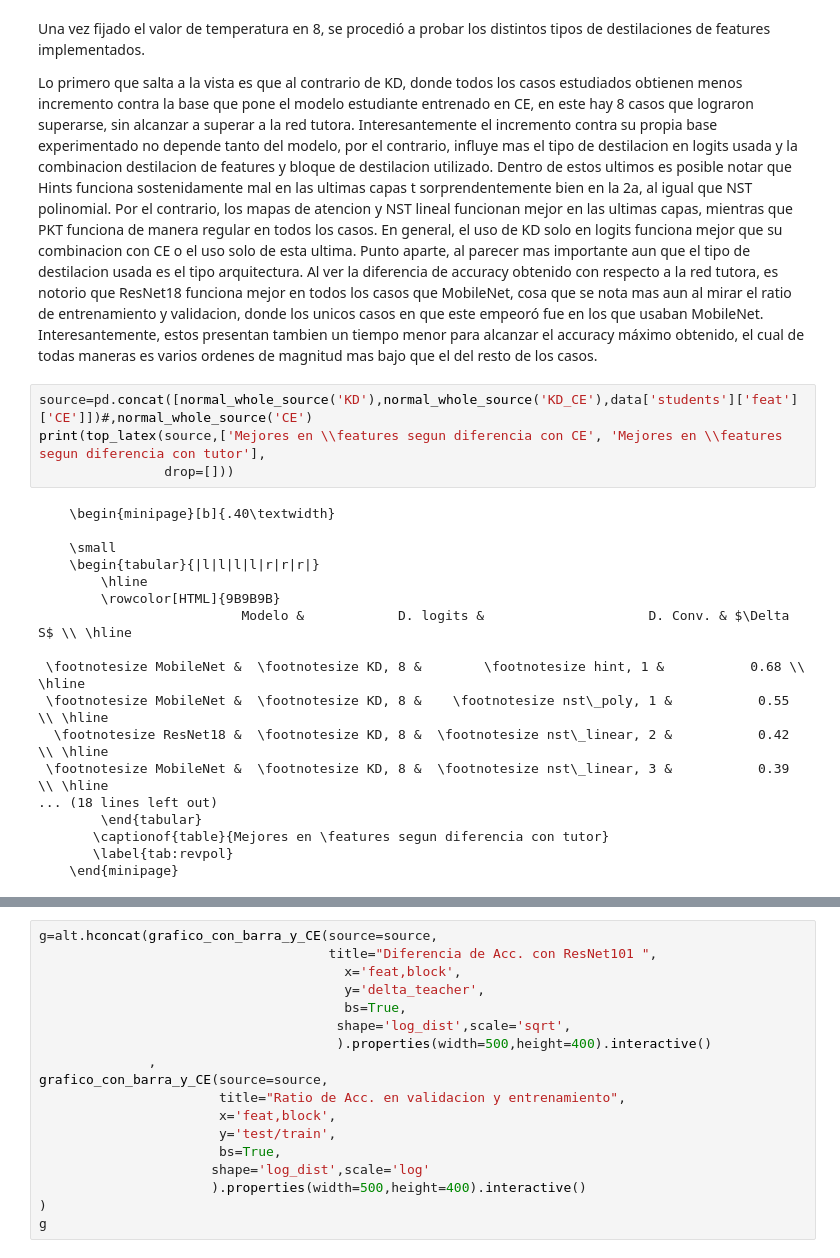
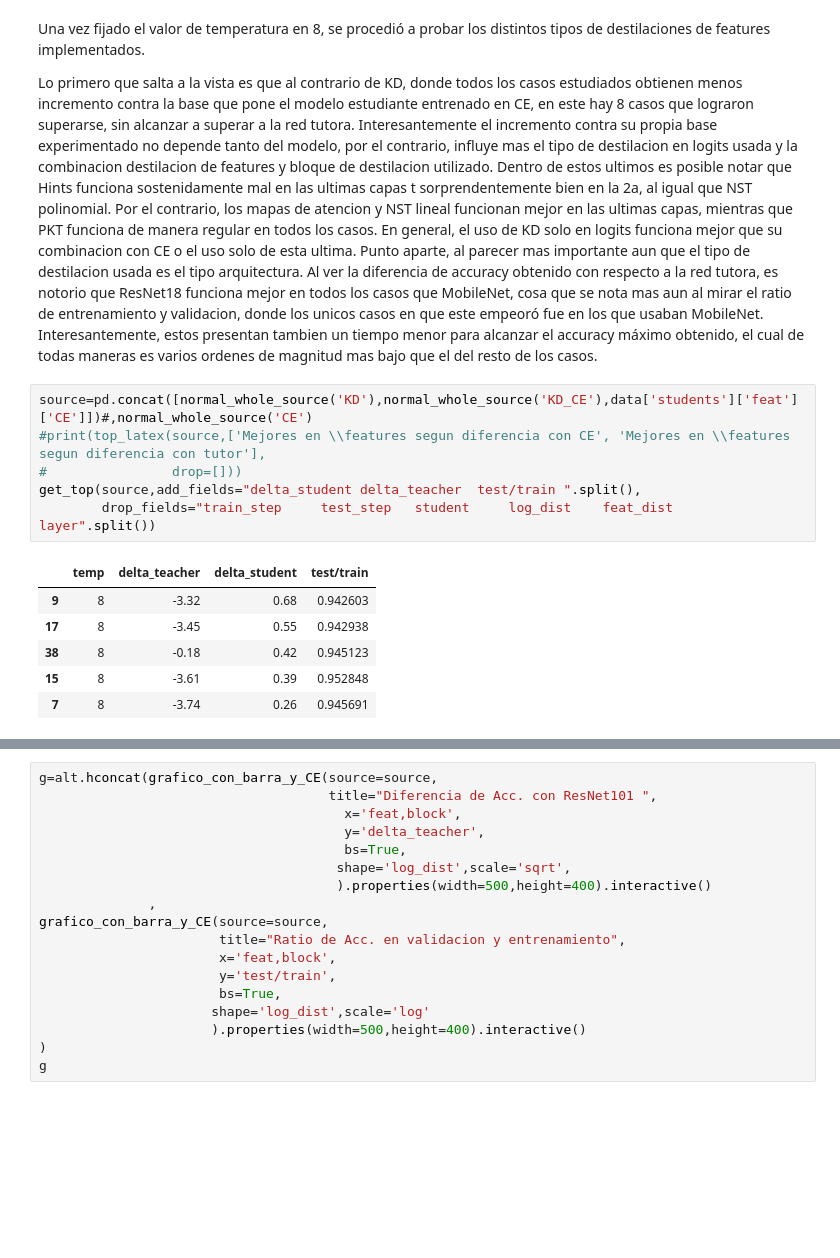
Before and after one commit to jpcosec/Memoria, a Jupyter notebook: vizFeat.ipynb, the cells around one changed output, grey strips where cells are left out. Saved outputs shown, nothing was run; the diff lists cells and outputs as text; blank space fills up the shorter version.

```diff
--- a/vizFeat.ipynb
+++ b/vizFeat.ipynb
@@ -188,23 +185,14 @@ Lo primero que salta a la vista es que al contrario de KD, donde todos los casos
 En general, el uso de KD solo en logits funciona mejor que su combinacion con CE o el uso solo de esta ultima. Punto aparte, al parecer mas importante aun que el tipo de destilacion usada es el tipo arquitectura. Al ver la diferencia de accuracy obtenido con respecto a la red tutora, es notorio que ResNet18 funciona mejor en todos los casos que MobileNet, cosa que se nota mas aun al mirar el ratio de entrenamiento y validacion, donde los unicos casos en que este empeoró fue en los que usaban MobileNet. Interesantemente, estos presentan tambien un tiempo menor para alcanzar el accuracy máximo obtenido, el cual de todas maneras es varios ordenes de magnitud mas bajo que el del resto de los casos.
 # %%
 source=pd.concat([normal_whole_source('KD'),normal_whole_source('KD_CE'),data['students']['feat']['CE']])#,normal_whole_source('CE')
-print(top_latex(source,['Mejores en \\features segun diferencia con CE', 'Mejores en \\features segun diferencia con tutor'],
-                drop=[]))
+#print(top_latex(source,['Mejores en \\features segun diferencia con CE', 'Mejores en \\features segun diferencia con tutor'],
+#                drop=[]))
+get_top(source,add_fields="delta_student delta_teacher 	test/train ".split(),
+        drop_fields="train_step 	test_step 	student 	log_dist 	feat_dist 	layer".split())
 # %% [output]
-    \begin{minipage}[b]{.40\textwidth}
-
-    \small
-    \begin{tabular}{|l|l|l|l|r|r|r|}
-        \hline
-        \rowcolor[HTML]{9B9B9B}
-                          Modelo &            D. logits &                     D. Conv. & $\Delta S$ \\ \hline
-
- \footnotesize MobileNet &  \footnotesize KD, 8 &        \footnotesize hint, 1 &           0.68 \\ \hline
- \footnotesize MobileNet &  \footnotesize KD, 8 &    \footnotesize nst\_poly, 1 &           0.55 \\ \hline
-  \footnotesize ResNet18 &  \footnotesize KD, 8 &  \footnotesize nst\_linear, 2 &           0.42 \\ \hline
- \footnotesize MobileNet &  \footnotesize KD, 8 &  \footnotesize nst\_linear, 3 &           0.39 \\ \hline
-... (18 lines left out)
-        \end{tabular}
-       \captionof{table}{Mejores en \features segun diferencia con tutor}
-       \label{tab:revpol}
-    \end{minipage}
+|  | temp | delta_teacher | delta_student | test/train |
+| 9 | 8 | -3.32 | 0.68 | 0.942603 |
+| 17 | 8 | -3.45 | 0.55 | 0.942938 |
+| 38 | 8 | -0.18 | 0.42 | 0.945123 |
+| 15 | 8 | -3.61 | 0.39 | 0.952848 |
+| 7 | 8 | -3.74 | 0.26 | 0.945691 |
```
Also changed, not shown: parts of 12 cells of this notebook, 1 other file.
